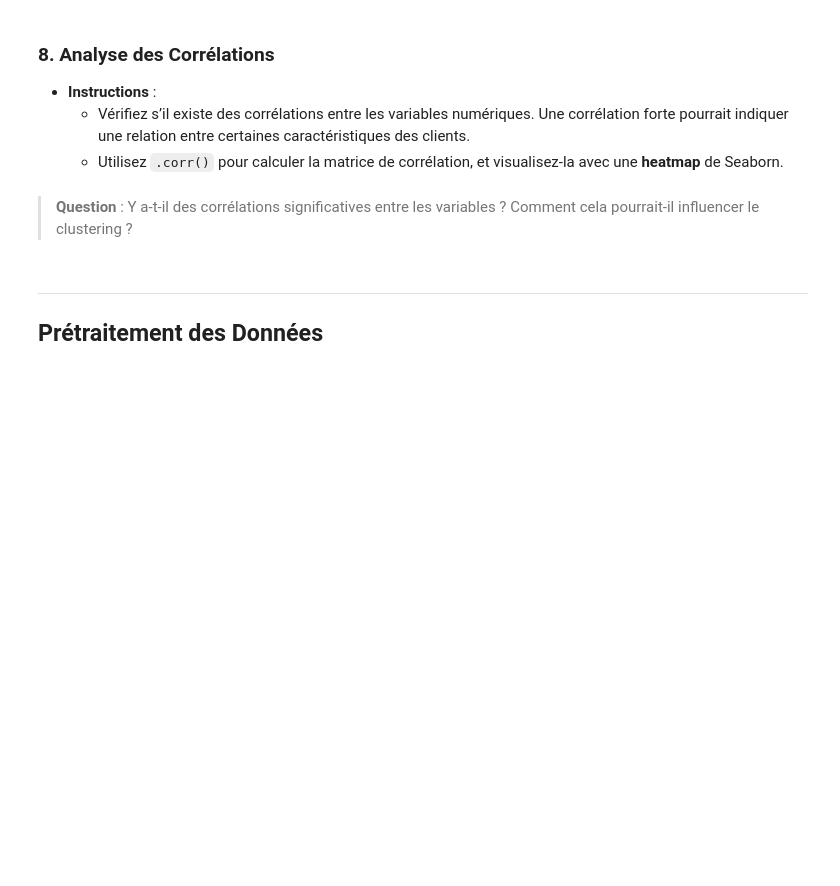
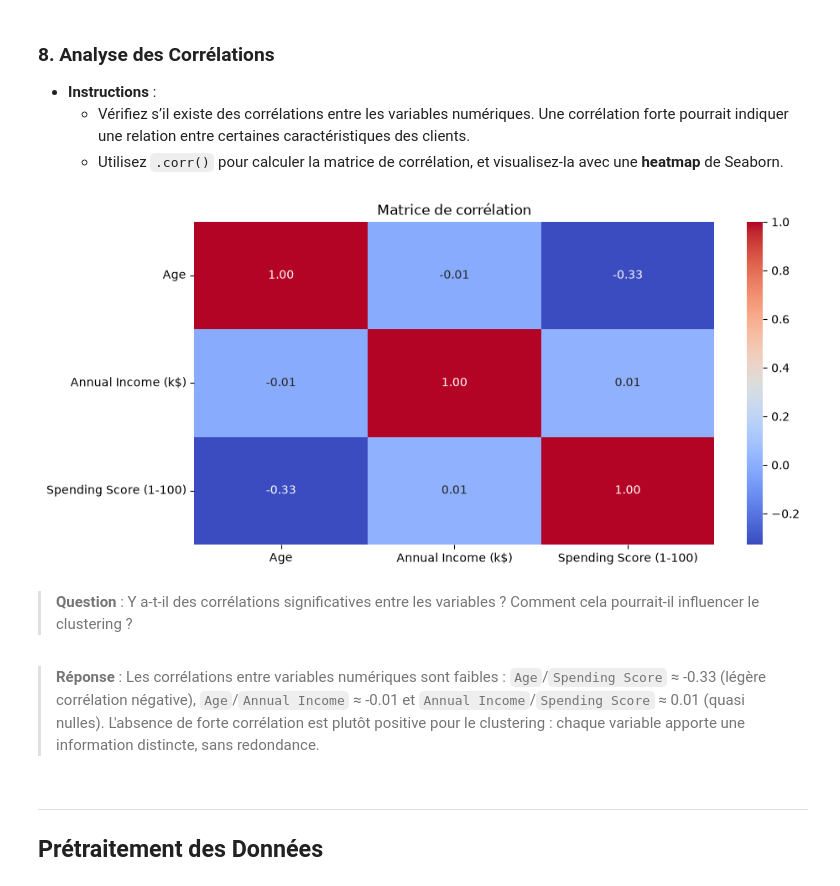
Before and after one commit to loicbonicontact-gif/Machine-Learning-Classification, a Jupyter notebook: Introduction à l'Apprentissage Non Supervisé/notebooks/nb_04_Apprentissage_Non_Supervisé.ipynb, the cells around one changed output. Cells and saved outputs as stored; diff of their text form; code cells hidden in the pictures; blank space fills up the shorter version.

```diff
--- a/Introduction à l'Apprentissage Non Supervisé/notebooks/nb_04_Apprentissage_Non_Supervisé.ipynb
+++ b/Introduction à l'Apprentissage Non Supervisé/notebooks/nb_04_Apprentissage_Non_Supervisé.ipynb
@@ -215,8 +302,17 @@ L’objectif de cette étape est de comprendre la structure des données, d’an
     - Utilisez `.corr()` pour calculer la matrice de corrélation, et visualisez-la avec une **heatmap** de Seaborn.
 # %%
 # Insérez le code ici pour calculer et visualiser la matrice de corrélation
+plt.figure(figsize=(10, 5))
+correlation_matrix = m_customers[['Age', 'Annual Income (k$)', 'Spending Score (1-100)']].corr()
+sns.heatmap(correlation_matrix, annot=True, cmap='coolwarm', fmt=".2f")
+plt.title('Matrice de corrélation')
+plt.show()
+# %% [output]
+[figure, added]
 # %% [markdown]
 > **Question** : Y a-t-il des corrélations significatives entre les variables ? Comment cela pourrait-il influencer le clustering ?
+# %% [markdown]
+> **Réponse** : Les corrélations entre variables numériques sont faibles : `Age`/`Spending Score` ≈ -0.33 (légère corrélation négative), `Age`/`Annual Income` ≈ -0.01 et `Annual Income`/`Spending Score` ≈ 0.01 (quasi nulles). L'absence de forte corrélation est plutôt positive pour le clustering : chaque variable apporte une information distincte, sans redondance.
 # %% [markdown]
 ---
 ## Prétraitement des Données
```
Also changed, not shown: parts of 44 cells of this notebook, 1 other file.
